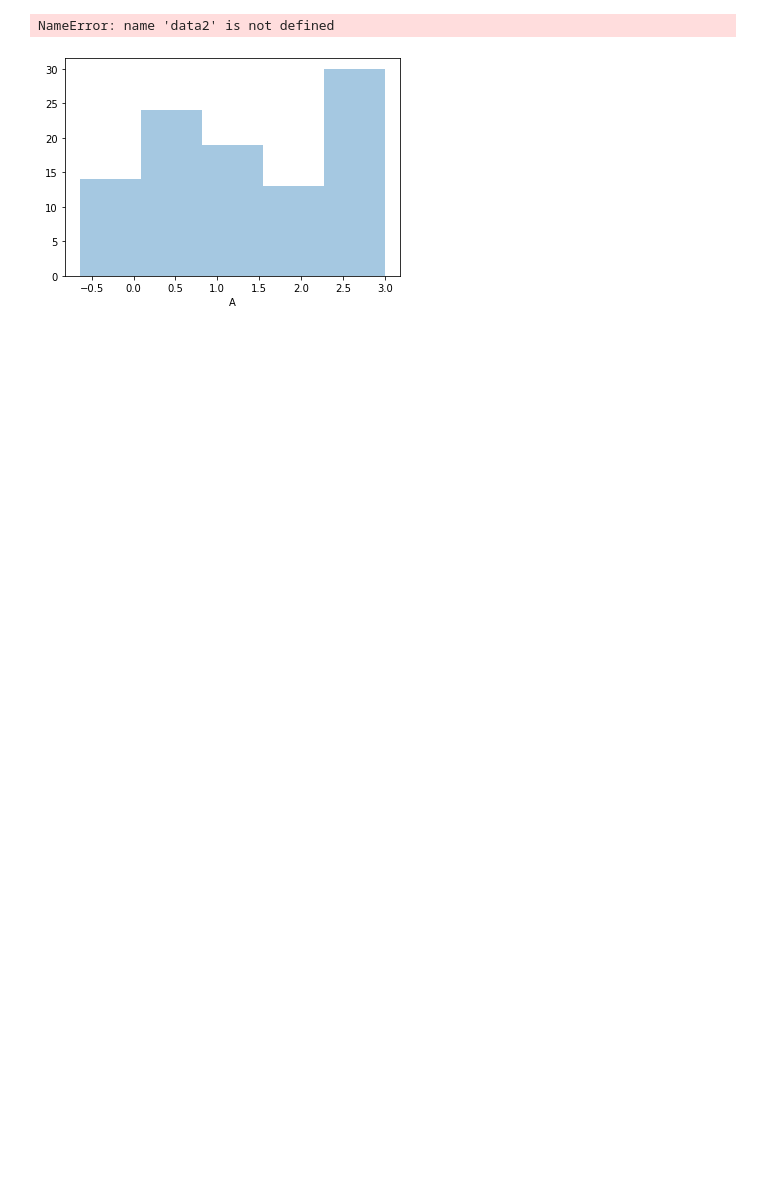
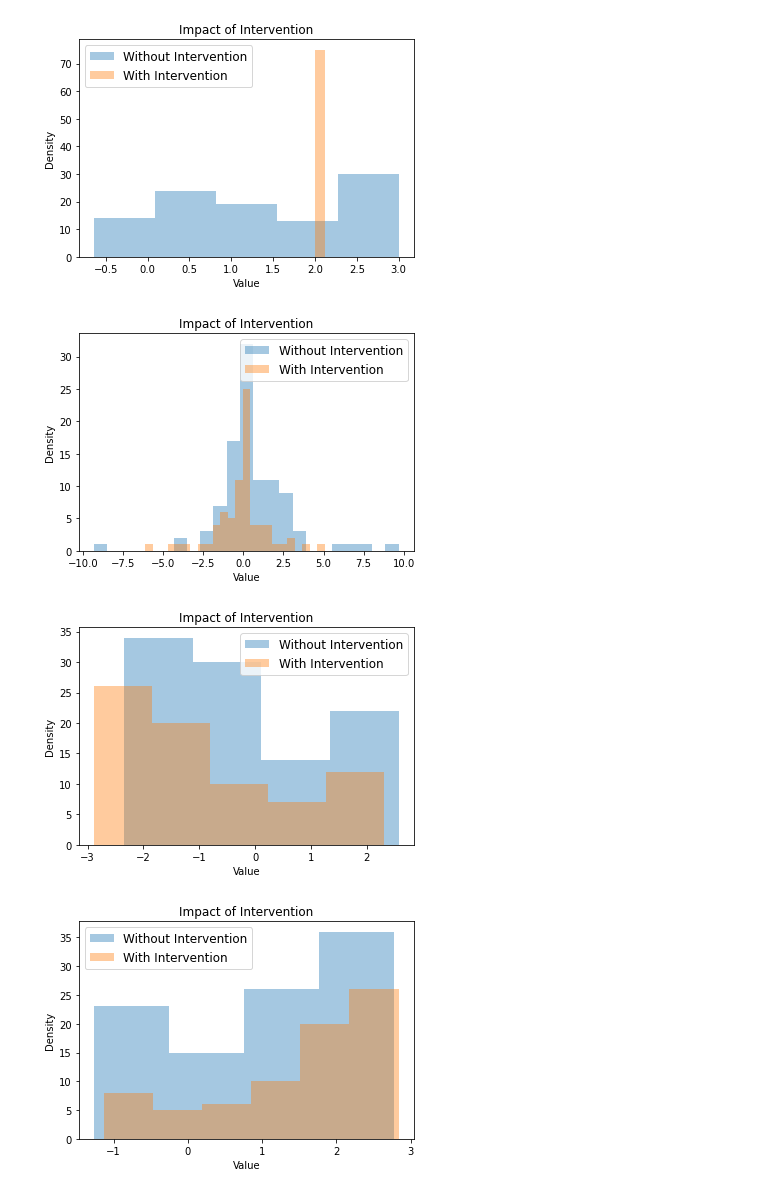
Before and after one commit to magn3144/CausalityGraphGenerator, a Jupyter notebook: data_visualization.ipynb, the cells around one changed output. Cells and saved outputs as stored; diff of their text form; code cells hidden in the pictures; blank space fills up the shorter version.

```diff
--- a/data_visualization.ipynb
+++ b/data_visualization.ipynb
@@ -8,16 +8,16 @@ import seaborn as sns
 data1 = pd.read_csv("data_real.csv", sep=",")
 data1 = data1.drop(["Unnamed: 0"], axis=1)
 
-# data2 = pd.read_csv("data_intervention_B.csv", sep=",")
-# data2 = data2.drop(["Unnamed: 0"], axis=1)
+data2 = pd.read_csv("data_489.csv", sep=",")
+data2 = data2.drop(["Unnamed: 0"], axis=1)
 # %%
-fig, axs = plt.subplots(4, 4)
-fig.set_size_inches(35, 35)
-fig.suptitle('Epic gamer moment')
+fig, axs = plt.subplots(6, 6)
+fig.set_size_inches(10, 10)
+fig.suptitle('100 samples: No intervention')
 
-columns = ['A', 'B', 'C', 'D']
-for i in range(4):
-    for j in range(4):
+columns = ['A', 'B', 'C', 'D', 'E', 'F']
+for i in range(6):
+    for j in range(6):
         axs[i,j].scatter(data1[columns[i]], data1[columns[j]])
 
 plt.show()
@@ -25,0 +26,11 @@ plt.show()
+# %%
+fig, axs = plt.subplots(6, 6)
+fig.set_size_inches(10, 10)
+fig.suptitle('75 samples: A = 2')
+
+columns = ['A', 'B', 'C', 'D', 'E', 'F']
+for i in range(6):
+    for j in range(6):
+        axs[i,j].scatter(data2[columns[i]], data2[columns[j]])
+
+plt.show()
@@ -26,16 +39,18 @@ plt.show()
 # %%
-columns = ['A', 'B', 'C', 'D']
+columns = ['A', 'B', 'C', 'D', 'E', 'F']
 
-for i in range(4):
+for i in range(6):
     sns.distplot(data1[columns[i]], kde=False, label='Without Intervention')
     sns.distplot(data2[columns[i]], kde=False, label='With Intervention')
 
     # Plot formatting
     plt.legend(prop={'size': 12})
     plt.title('Impact of Intervention')
     plt.xlabel('Value')
     plt.ylabel('Density')
     plt.show()
 # %% [output]
-NameError: name 'data2' is not defined
-[figure, old version]
+[figure, new version]
+[figure, added]
+[figure, added]
+[figure, added]
```
Also changed, not shown: parts of 3 cells of this notebook.
